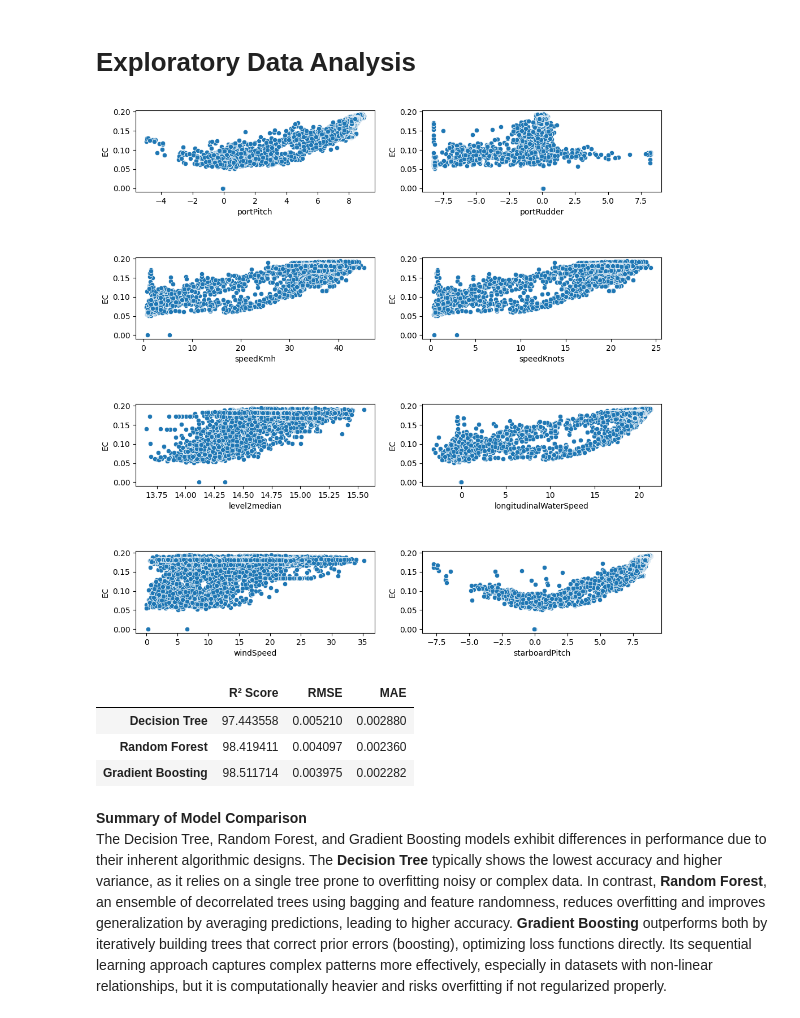
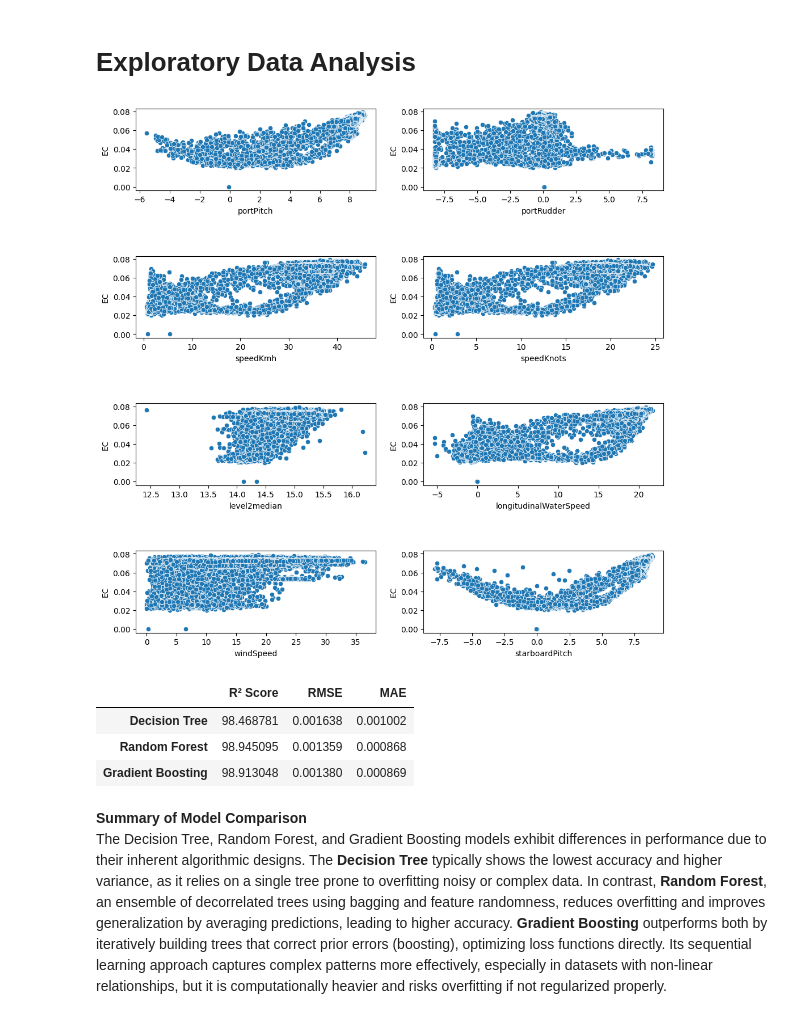
Before and after one commit to Dreezyagu/EC_predictor, a Jupyter notebook: EC_predictor.ipynb, the cells around one changed output. Cells and saved outputs as stored; diff of their text form; code cells hidden in the pictures.

Commit message:
optimise the data preprocessing flow

```diff
--- a/EC_predictor.ipynb
+++ b/EC_predictor.ipynb
@@ -110,3 +113,5 @@ processed_df.head()
 # %%
 # Calculate the energy consumption for every 5 minutes and add the column to the DataFrame.
-processed_df.loc[:, 'EC'] =  (processed_df['fuelDensity'] * processed_df['fuelVolumeFlowRate'] * 300) /1000
+main_df.loc[:, 'EC'] =  (main_df['fuelDensity'] * main_df['fuelVolumeFlowRate'] * 120) / 1000
+
+main_df.head()
@@ -133,15 +145,15 @@ sns.heatmap(processed_df[selected_features + ['EC']].corr(numeric_only=True), an
 # %%
 # Display a scatter plot to show the relationship between each selected feature and the energy consumption.
 plt.figure(figsize=(12, 12))
 for i, feature in enumerate(selected_features):
     plt.subplot(4, 2, i + 1)
     plt.subplots_adjust(hspace=0.8)
-    sns.scatterplot(data=processed_df, x=feature, y='EC')
+    sns.scatterplot(data=main_df, x=feature, y='EC')
 # %% [output]
-[figure, old version]
+[figure, new version]
 # %%
-X = processed_df[selected_features]
-y = processed_df['EC']
+X = main_df[selected_features]
+y = main_df['EC']
 
 # Define models
 models = {
@@ -175,9 +187,9 @@ results_df = pd.DataFrame(results)
 results_df.transpose().head()
 # %% [output]
 |  | R² Score | RMSE | MAE |
-| Decision Tree | 97.443558 | 0.005210 | 0.002880 |
-| Random Forest | 98.419411 | 0.004097 | 0.002360 |
-| Gradient Boosting | 98.511714 | 0.003975 | 0.002282 |
+| Decision Tree | 98.468781 | 0.001638 | 0.001002 |
+| Random Forest | 98.945095 | 0.001359 | 0.000868 |
+| Gradient Boosting | 98.913048 | 0.001380 | 0.000869 |
 # %% [markdown]
 **Summary of Model Comparison**
 The Decision Tree, Random Forest, and Gradient Boosting models exhibit differences in performance due to their inherent algorithmic designs. The **Decision Tree** typically shows the lowest accuracy and higher variance, as it relies on a single tree prone to overfitting noisy or complex data. In contrast, **Random Forest**, an ensemble of decorrelated trees using bagging and feature randomness, reduces overfitting and improves generalization by averaging predictions, leading to higher accuracy. **Gradient Boosting** outperforms both by iteratively building trees that correct prior errors (boosting), optimizing loss functions directly. Its sequential learning approach captures complex patterns more effectively, especially in datasets with non-linear relationships, but it is computationally heavier and risks overfitting if not regularized properly.
```
Also changed, not shown: parts of 9 cells of this notebook.
